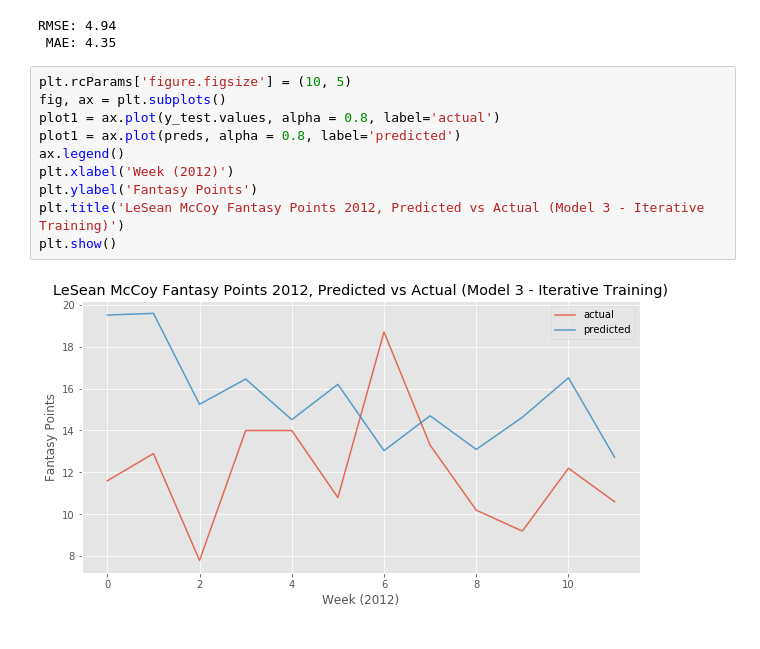
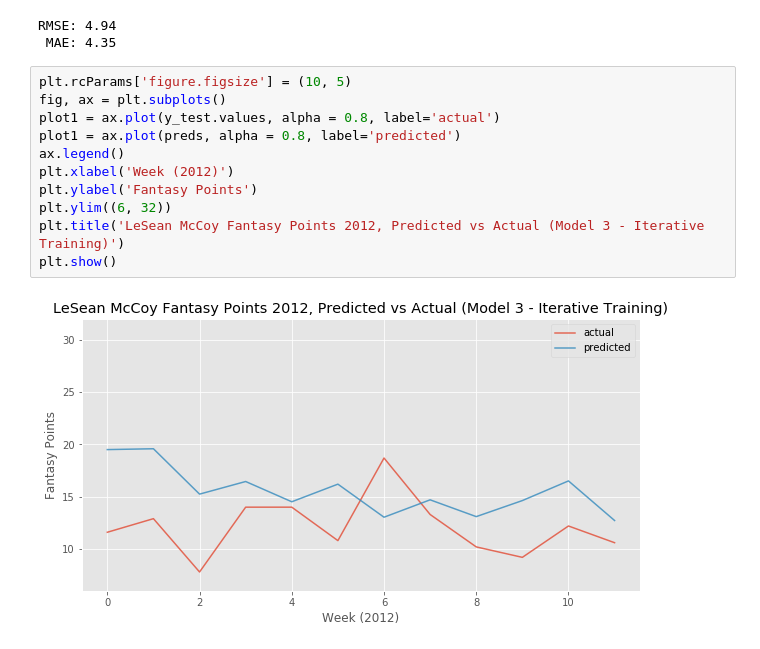
Before and after one commit to mpdettmar/Fantasy-Football-Player-Predictions, a Jupyter notebook: modeling_notebooks/10_model1_xgboost.ipynb, the cells around one changed output. Cells and saved outputs as stored; diff of their text form.

```diff
--- a/modeling_notebooks/10_model1_xgboost.ipynb
+++ b/modeling_notebooks/10_model1_xgboost.ipynb
@@ -332,12 +334,13 @@ RMSE: 4.94
 # %%
 plt.rcParams['figure.figsize'] = (10, 5)
 fig, ax = plt.subplots()
 plot1 = ax.plot(y_test.values, alpha = 0.8, label='actual')
 plot1 = ax.plot(preds, alpha = 0.8, label='predicted')
 ax.legend()
 plt.xlabel('Week (2012)')
 plt.ylabel('Fantasy Points')
+plt.ylim((6, 32))
 plt.title('LeSean McCoy Fantasy Points 2012, Predicted vs Actual (Model 3 - Iterative Training)')
 plt.show()
 # %% [output]
-[figure, old version]
+[figure, new version]
```
Also changed, not shown: parts of 4 cells of this notebook.
